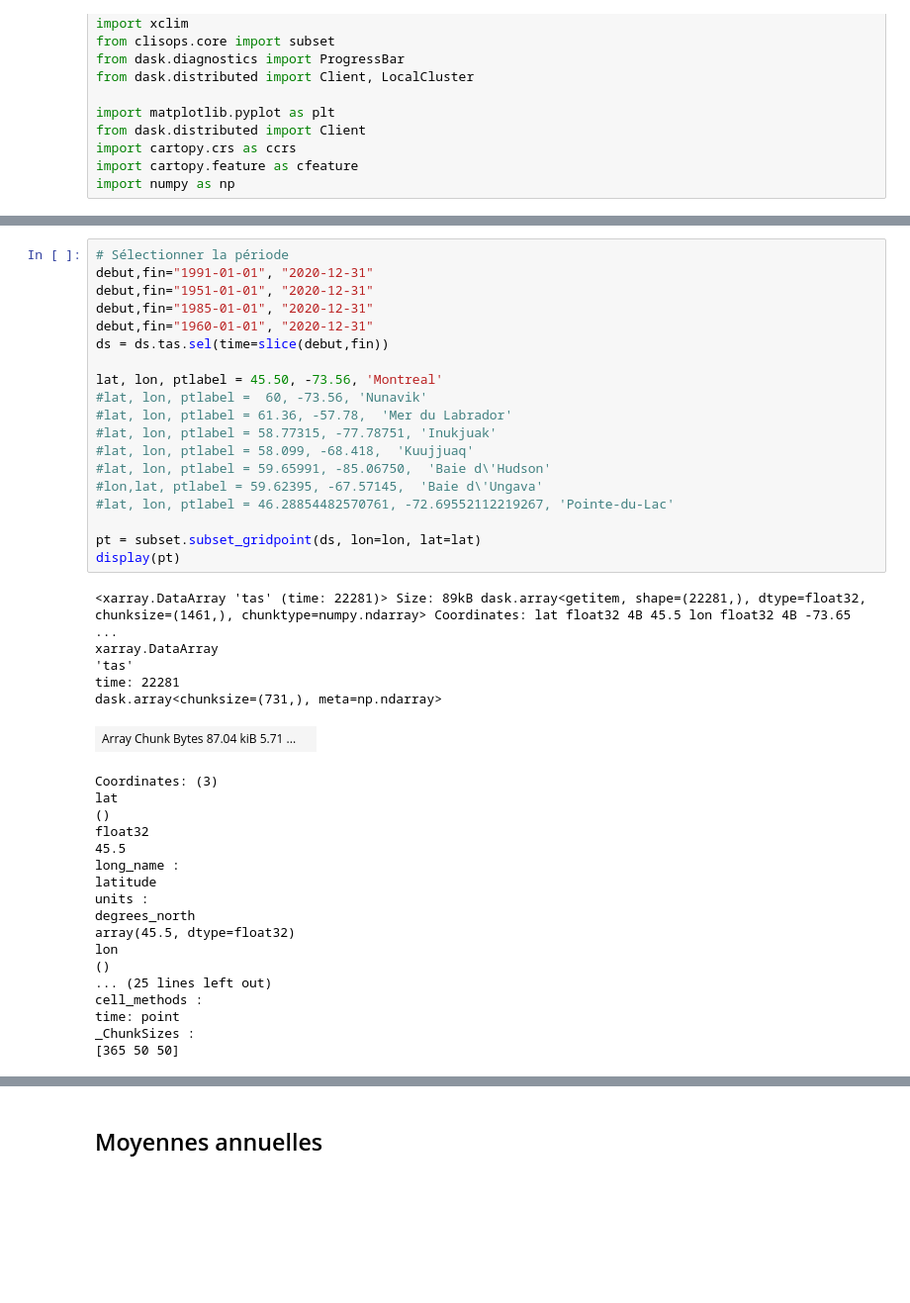
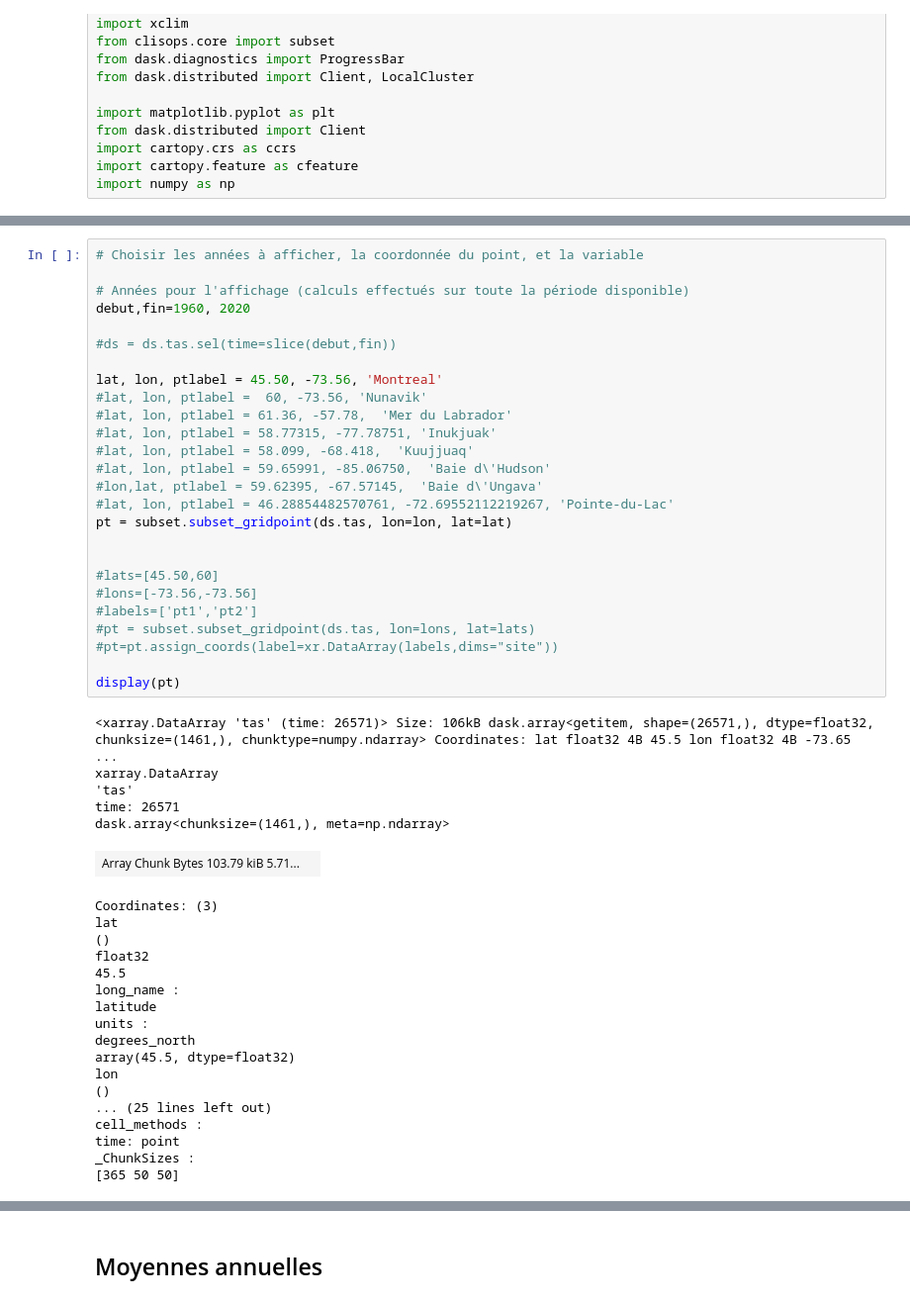
Before and after one commit to Ouranosinc/LabSc, a Jupyter notebook: labsc-notebooks/ERA5_series_moy_ann_sais_mens.ipynb, the cells around one changed output, grey strips where cells are left out. Shown: that part at 99% size. Drawn from its saved outputs; the diff is of its cells as text; blank space fills up the shorter version.

```diff
--- a/labsc-notebooks/ERA5_series_moy_ann_sais_mens.ipynb
+++ b/labsc-notebooks/ERA5_series_moy_ann_sais_mens.ipynb
@@ -148,31 +148,38 @@ Contains modified Copernicus Climate Change Service Information 2020. Neither th
 citation :
 Copernicus Climate Change Service (C3S) (2017): ERA5: Fifth generation of ECMWF atmospheric reanalyses of the global climate . Copernicus Climate Change Service Climate Data Store (CDS), date of acces ...
 # %%
-# Sélectionner la période
-debut,fin="1991-01-01", "2020-12-31"
-debut,fin="1951-01-01", "2020-12-31"
-debut,fin="1985-01-01", "2020-12-31"
-debut,fin="1960-01-01", "2020-12-31"
-ds = ds.tas.sel(time=slice(debut,fin))
+# Choisir les années à afficher, la coordonnée du point, et la variable
+
+# Années pour l'affichage (calculs effectués sur toute la période disponible)
+debut,fin=1960, 2020
+
+#ds = ds.tas.sel(time=slice(debut,fin))
 
 lat, lon, ptlabel = 45.50, -73.56, 'Montreal'
 #lat, lon, ptlabel =  60, -73.56, 'Nunavik'
 #lat, lon, ptlabel = 61.36, -57.78,  'Mer du Labrador'
 #lat, lon, ptlabel = 58.77315, -77.78751, 'Inukjuak'
 #lat, lon, ptlabel = 58.099, -68.418,  'Kuujjuaq'
 #lat, lon, ptlabel = 59.65991, -85.06750,  'Baie d\'Hudson'
 #lon,lat, ptlabel = 59.62395, -67.57145,  'Baie d\'Ungava'
 #lat, lon, ptlabel = 46.28854482570761, -72.69552112219267, 'Pointe-du-Lac'
+pt = subset.subset_gridpoint(ds.tas, lon=lon, lat=lat)
 
-pt = subset.subset_gridpoint(ds, lon=lon, lat=lat)
+
+#lats=[45.50,60]
+#lons=[-73.56,-73.56]
+#labels=['pt1','pt2']
+#pt = subset.subset_gridpoint(ds.tas, lon=lons, lat=lats)
+#pt=pt.assign_coords(label=xr.DataArray(labels,dims="site"))
+
 display(pt)
 # %% [output]
-<xarray.DataArray 'tas' (time: 22281)> Size: 89kB dask.array<getitem, shape=(22281,), dtype=float32, chunksize=(1461,), chunktype=numpy.ndarray> Coordinates: lat float32 4B 45.5 lon float32 4B -73.65  ...
+<xarray.DataArray 'tas' (time: 26571)> Size: 106kB dask.array<getitem, shape=(26571,), dtype=float32, chunksize=(1461,), chunktype=numpy.ndarray> Coordinates: lat float32 4B 45.5 lon float32 4B -73.65 ...
 xarray.DataArray
 'tas'
-time: 22281
-dask.array<chunksize=(731,), meta=np.ndarray>
+time: 26571
+dask.array<chunksize=(1461,), meta=np.ndarray>
-| Array Chunk Bytes 87.04 kiB 5.71 ... |  |
+| Array Chunk Bytes 103.79 kiB 5.71... |  |
 Coordinates: (3)
 lat
 ()
```
Also changed, not shown: parts of 8 cells of this notebook.
